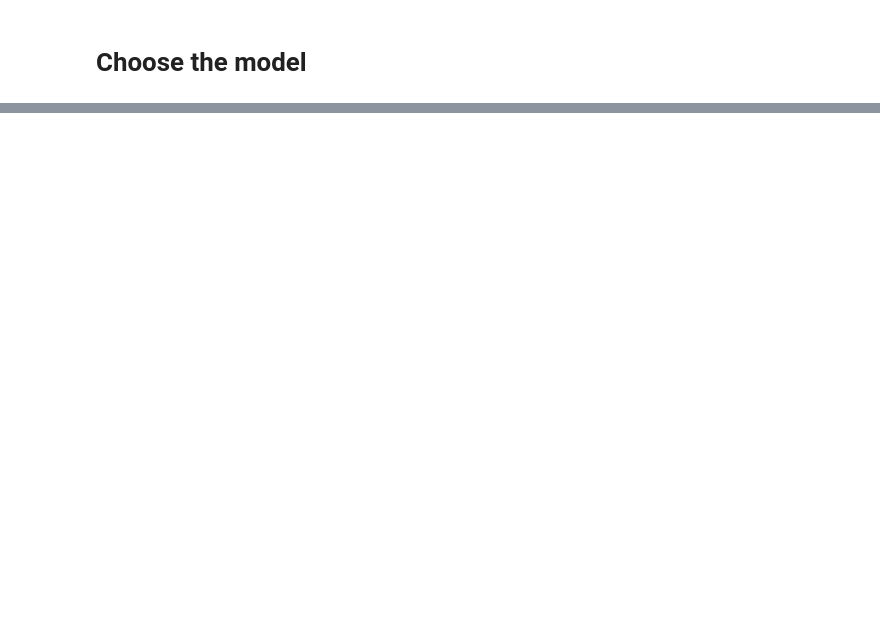
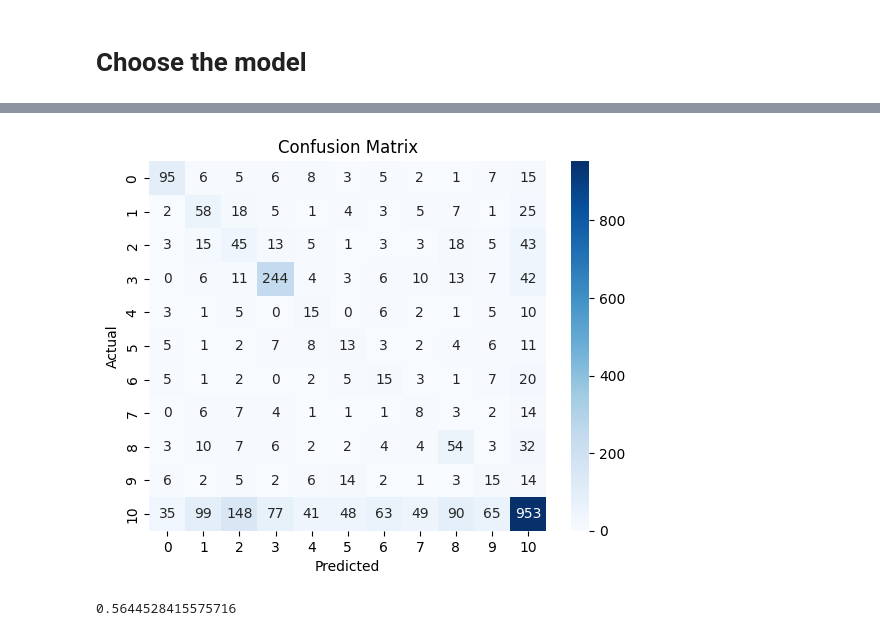
Before and after one commit to QioCas/ML-final-project, a Jupyter notebook: main.ipynb, the cells around one changed output, grey strips where cells are left out. Cells and saved outputs as stored; diff of their text form; code cells hidden in the pictures; blank space fills up the shorter version.

```diff
--- a/main.ipynb
+++ b/main.ipynb
@@ -47,11 +47,27 @@ plt.show()
 # %% [markdown]
 # Data preprocessing
 # %%
+# Label Encoder
+encoder = LabelEncoder()
+encoded = encoder.fit_transform(df['Label'])
+df['Label'] = encoder.fit_transform(df['Label'])
+
 # Replace np.inf and -np.inf with NaN
 df.replace([np.inf, -np.inf], np.nan, inplace=True)
 
 # Drop np.nan numbers
 print(f"NAN number: {df.isnull().sum()}")
+
+# Using IQR to filter outliers
+Q1 = df.quantile(0.25)
+Q3 = df.quantile(0.75)
+IQR = Q3 - Q1
+lower_bound = Q1 - 1.5 * IQR
+upper_bound = Q3 + 1.5 * IQR
+
+print(f"Before: {df.index}")
+df = df[~((df < lower_bound) | (df > upper_bound)).any(axis=1)]
+print(f"After: {df.index}")
 
 # Drop duplicated data
 df = df.drop_duplicates()
@@ -62,11 +78,6 @@ print(f"Missing data's number: {df.isna().sum()}")
 
 # Drop features with the full 0 or -1
 df = df.loc[:, ~((df == 0) | (df == -1)).all(axis=0)]
-
-# Label Encoder
-encoder = LabelEncoder()
-encoded = encoder.fit_transform(df['Label'])
-df['Label'] = encoder.fit_transform(df['Label'])
 
 # Remove anomalies
 iso_forest = IsolationForest(contamination=0.05, random_state=42)
@@ -83,15 +94,15 @@ y = df["Label"]
 scaler = StandardScaler()
 X = pd.DataFrame(scaler.fit_transform(X), columns=X.columns)
 
-# Choose important features
+# # Choose important features
 lasso = Lasso(alpha=0.01)
 lasso.fit(X, y)
 selected_features = X.columns[np.abs(lasso.coef_) > 0]
 X = X[selected_features]
 
-# Remove unimportant features
-selector = VarianceThreshold(threshold=0.01)
-X = selector.fit_transform(X)
+# # Remove unimportant features
+# selector = VarianceThreshold(threshold=0.01)
+# X = selector.fit_transform(X)
 
 # Train test split
 X_train, X_test, y_train, y_test = train_test_split(X, y, test_size=0.2, random_state=42)
@@ -104 +152,8 @@ X_train, y_train = smote.fit_resample(X_train, y_train)
+# %%
+# # Use Random Forest Model
+def RandomForestModel():
+  rf = RandomForestClassifier(n_estimators=100, random_state=42)
+  rf.fit(X_train, y_train)
+  # Make predictions
+  return rf.predict(X_test)
 # %%
@@ -121,11 +170,14 @@ y_pred = classifier.predict(X_test)
 # %%
-
+y_pred = RandomForestModel()
 cm = confusion_matrix(y_test, y_pred)
 sns.heatmap(cm, annot=True, fmt="d", cmap="Blues")
 plt.xlabel("Predicted")
 plt.ylabel("Actual")
 plt.title("Confusion Matrix")
 plt.show()
 from sklearn.metrics import f1_score
 f1 = f1_score(y_test, y_pred, average='weighted')
 print(f1)
+# %% [output]
+[figure, added]
+0.5644528415575716
```
Also changed, not shown: parts of 5 cells of this notebook.
